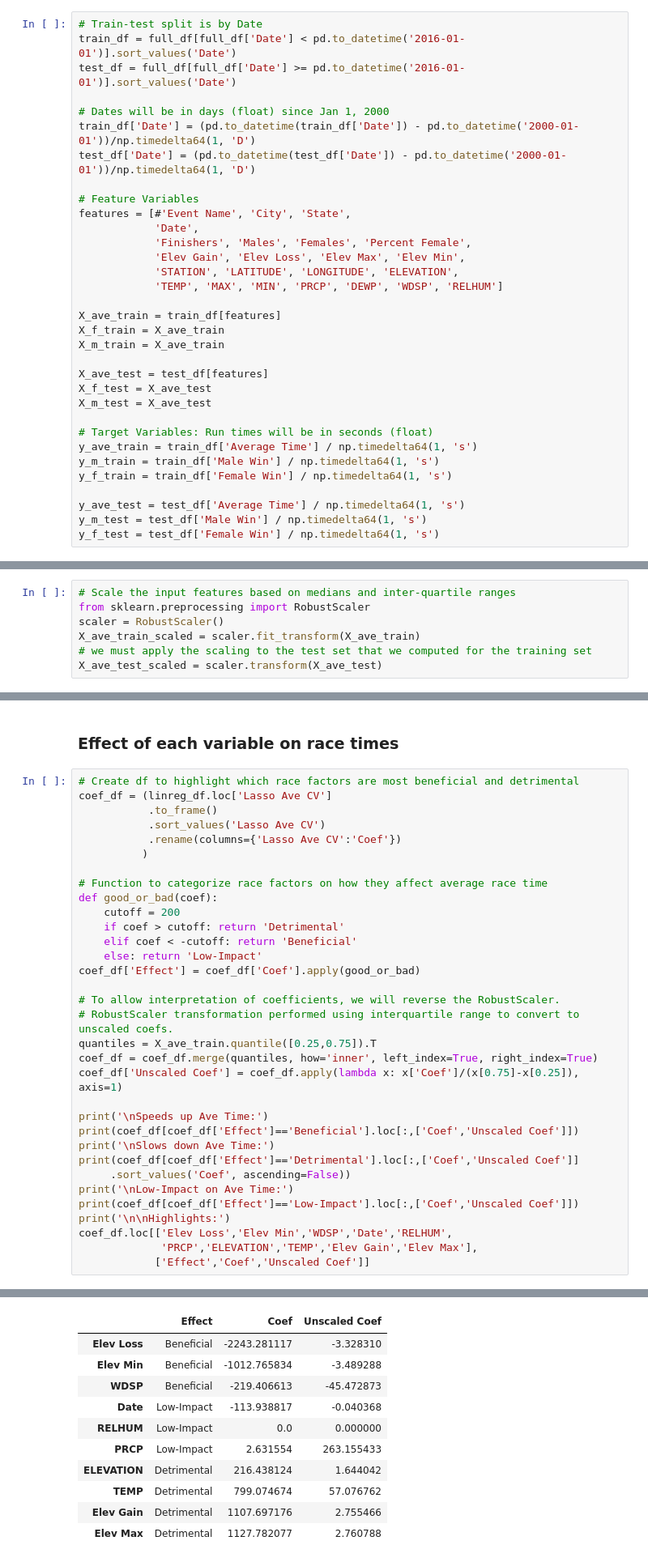
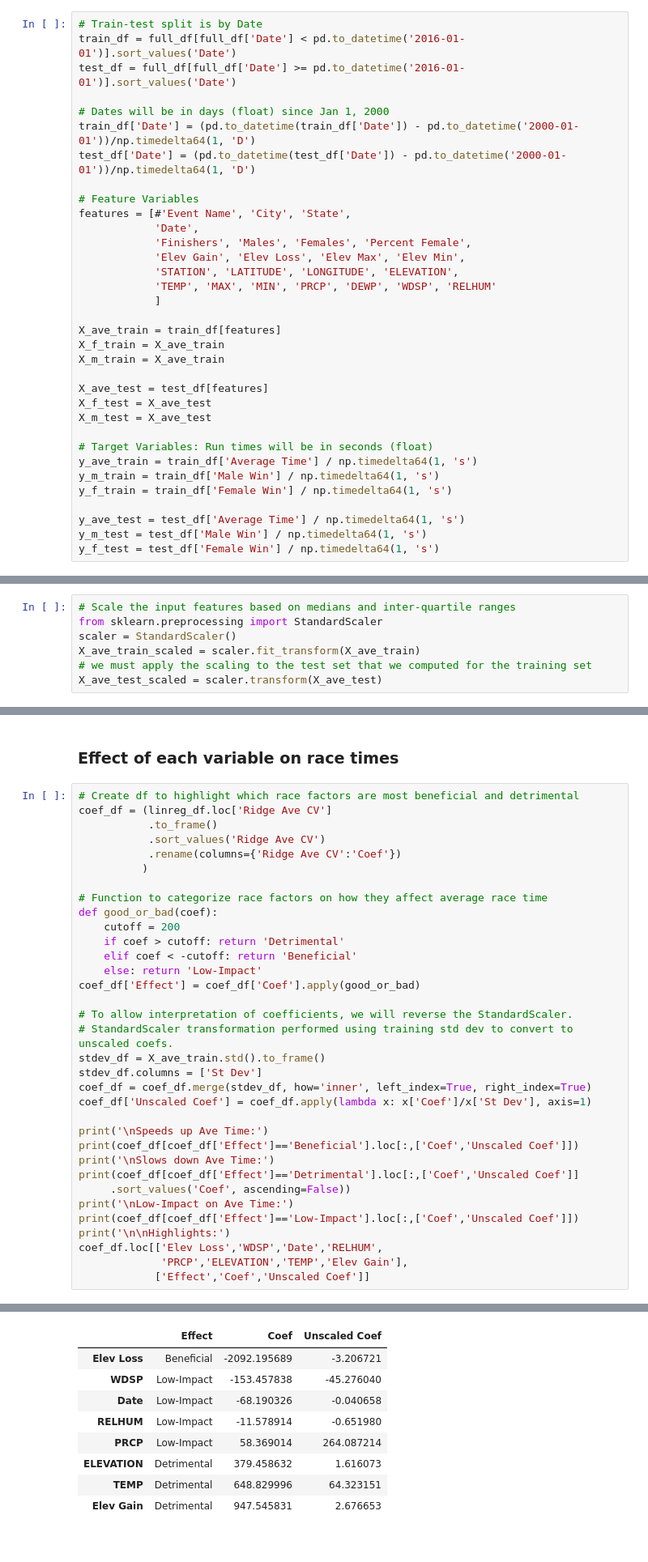
Before and after one commit to michael-p-k/MarathonPredictor, a Jupyter notebook: MarathonPredictor.ipynb, the cells around one changed output, grey strips where cells are left out. Shown at 81% size. Drawn from its saved outputs; the diff is of its cells as text.

```diff
--- a/MarathonPredictor.ipynb
+++ b/MarathonPredictor.ipynb
@@ -378,7 +379,8 @@ features = [#'Event Name', 'City', 'State',
             'Finishers', 'Males', 'Females', 'Percent Female',
             'Elev Gain', 'Elev Loss', 'Elev Max', 'Elev Min',
             'STATION', 'LATITUDE', 'LONGITUDE', 'ELEVATION',
-            'TEMP', 'MAX', 'MIN', 'PRCP', 'DEWP', 'WDSP', 'RELHUM']
+            'TEMP', 'MAX', 'MIN', 'PRCP', 'DEWP', 'WDSP', 'RELHUM'
+            ]
 
 X_ave_train = train_df[features]
 X_f_train = X_ave_train
@@ -414,8 +416,8 @@ Split Fraction: 0.2512315270935961
 ### Linear, Ridge, and Lasso Regression: Default Parameters
 # %%
 # Scale the input features based on medians and inter-quartile ranges
-from sklearn.preprocessing import RobustScaler
-scaler = RobustScaler()
+from sklearn.preprocessing import StandardScaler
+scaler = StandardScaler()
 X_ave_train_scaled = scaler.fit_transform(X_ave_train)
 # we must apply the scaling to the test set that we computed for the training set
 X_ave_test_scaled = scaler.transform(X_ave_test)
@@ -522,10 +524,10 @@ linreg_df
 ### Effect of each variable on race times
 # %%
 # Create df to highlight which race factors are most beneficial and detrimental
-coef_df = (linreg_df.loc['Lasso Ave CV']
+coef_df = (linreg_df.loc['Ridge Ave CV']
            .to_frame()
-           .sort_values('Lasso Ave CV')
-           .rename(columns={'Lasso Ave CV':'Coef'})
+           .sort_values('Ridge Ave CV')
+           .rename(columns={'Ridge Ave CV':'Coef'})
           )
 
 # Function to categorize race factors on how they affect average race time
@@ -536,11 +538,12 @@ def good_or_bad(coef):
     else: return 'Low-Impact'
 coef_df['Effect'] = coef_df['Coef'].apply(good_or_bad)
 
-# To allow interpretation of coefficients, we will reverse the RobustScaler.
-# RobustScaler transformation performed using interquartile range to convert to unscaled coefs.
-quantiles = X_ave_train.quantile([0.25,0.75]).T
-coef_df = coef_df.merge(quantiles, how='inner', left_index=True, right_index=True)
-coef_df['Unscaled Coef'] = coef_df.apply(lambda x: x['Coef']/(x[0.75]-x[0.25]), axis=1)
+# To allow interpretation of coefficients, we will reverse the StandardScaler.
+# StandardScaler transformation performed using training std dev to convert to unscaled coefs.
+stdev_df = X_ave_train.std().to_frame()
+stdev_df.columns = ['St Dev']
+coef_df = coef_df.merge(stdev_df, how='inner', left_index=True, right_index=True)
+coef_df['Unscaled Coef'] = coef_df.apply(lambda x: x['Coef']/x['St Dev'], axis=1)
 
 print('\nSpeeds up Ave Time:')
 print(coef_df[coef_df['Effect']=='Beneficial'].loc[:,['Coef','Unscaled Coef']])
@@ -550,8 +553,8 @@ print(coef_df[coef_df['Effect']=='Detrimental'].loc[:,['Coef','Unscaled Coef']]
 print('\nLow-Impact on Ave Time:')
 print(coef_df[coef_df['Effect']=='Low-Impact'].loc[:,['Coef','Unscaled Coef']])
 print('\n\nHighlights:')
-coef_df.loc[['Elev Loss','Elev Min','WDSP','Date','RELHUM',
-             'PRCP','ELEVATION','TEMP','Elev Gain','Elev Max'],
+coef_df.loc[['Elev Loss','WDSP','Date','RELHUM',
+             'PRCP','ELEVATION','TEMP','Elev Gain'],
             ['Effect','Coef','Unscaled Coef']]
 # %% [output]
 Speeds up Ave Time:
@@ -571,14 +574,12 @@ PRCP         2.631554   2.631554e+02
 
 
 Highlights:
 |  | Effect | Coef | Unscaled Coef |
-| Elev Loss | Beneficial | -2243.281117 | -3.328310 |
-| Elev Min | Beneficial | -1012.765834 | -3.489288 |
-| WDSP | Beneficial | -219.406613 | -45.472873 |
-| Date | Low-Impact | -113.938817 | -0.040368 |
-| RELHUM | Low-Impact | 0.0 | 0.000000 |
-| PRCP | Low-Impact | 2.631554 | 263.155433 |
-| ELEVATION | Detrimental | 216.438124 | 1.644042 |
-| TEMP | Detrimental | 799.074674 | 57.076762 |
-| Elev Gain | Detrimental | 1107.697176 | 2.755466 |
-| Elev Max | Detrimental | 1127.782077 | 2.760788 |
+| Elev Loss | Beneficial | -2092.195689 | -3.206721 |
+| WDSP | Low-Impact | -153.457838 | -45.276040 |
+| Date | Low-Impact | -68.190326 | -0.040658 |
+| RELHUM | Low-Impact | -11.578914 | -0.651980 |
+| PRCP | Low-Impact | 58.369014 | 264.087214 |
+| ELEVATION | Detrimental | 379.458632 | 1.616073 |
+| TEMP | Detrimental | 648.829996 | 64.323151 |
+| Elev Gain | Detrimental | 947.545831 | 2.676653 |
```
Also changed, not shown: parts of 16 cells of this notebook.
